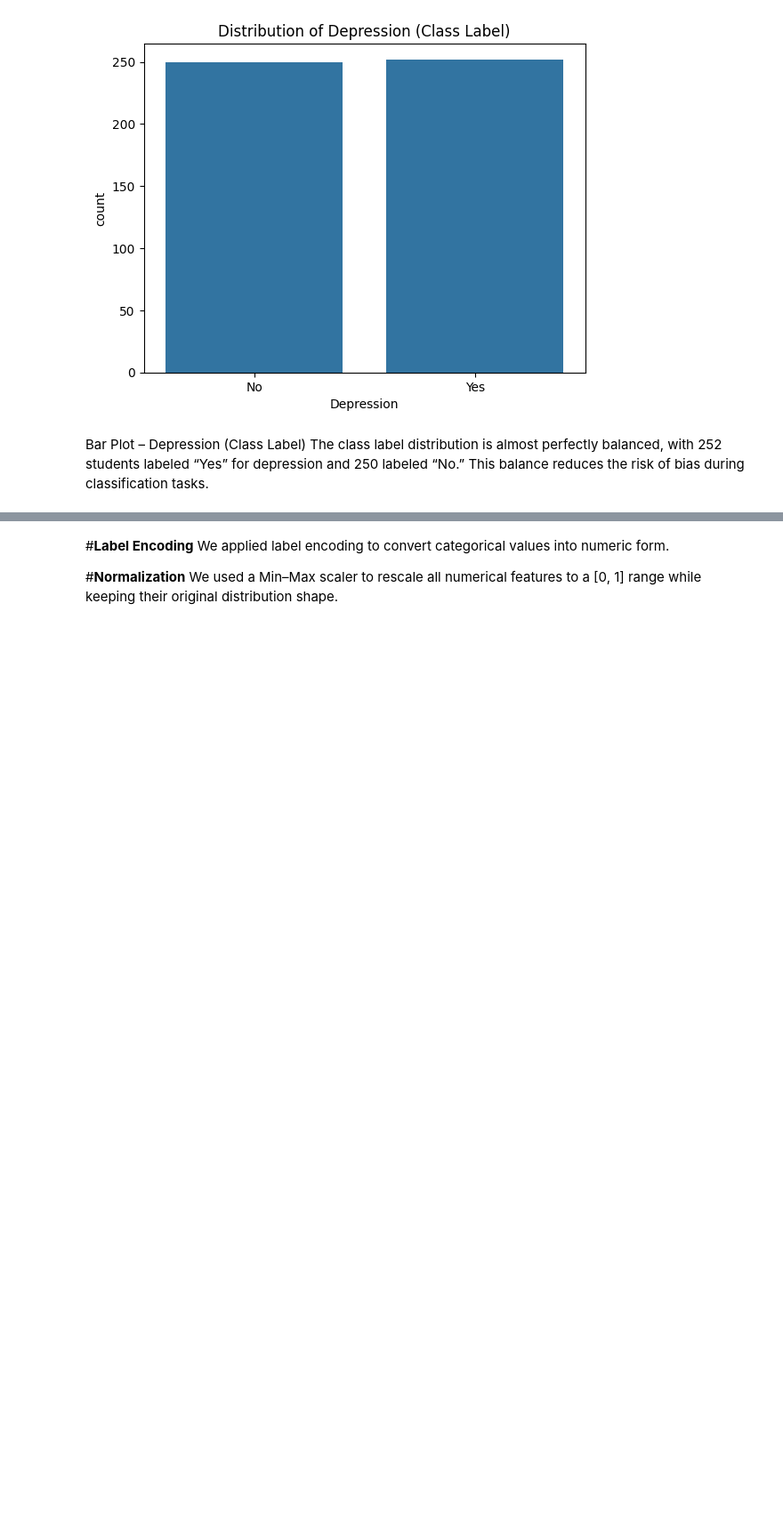
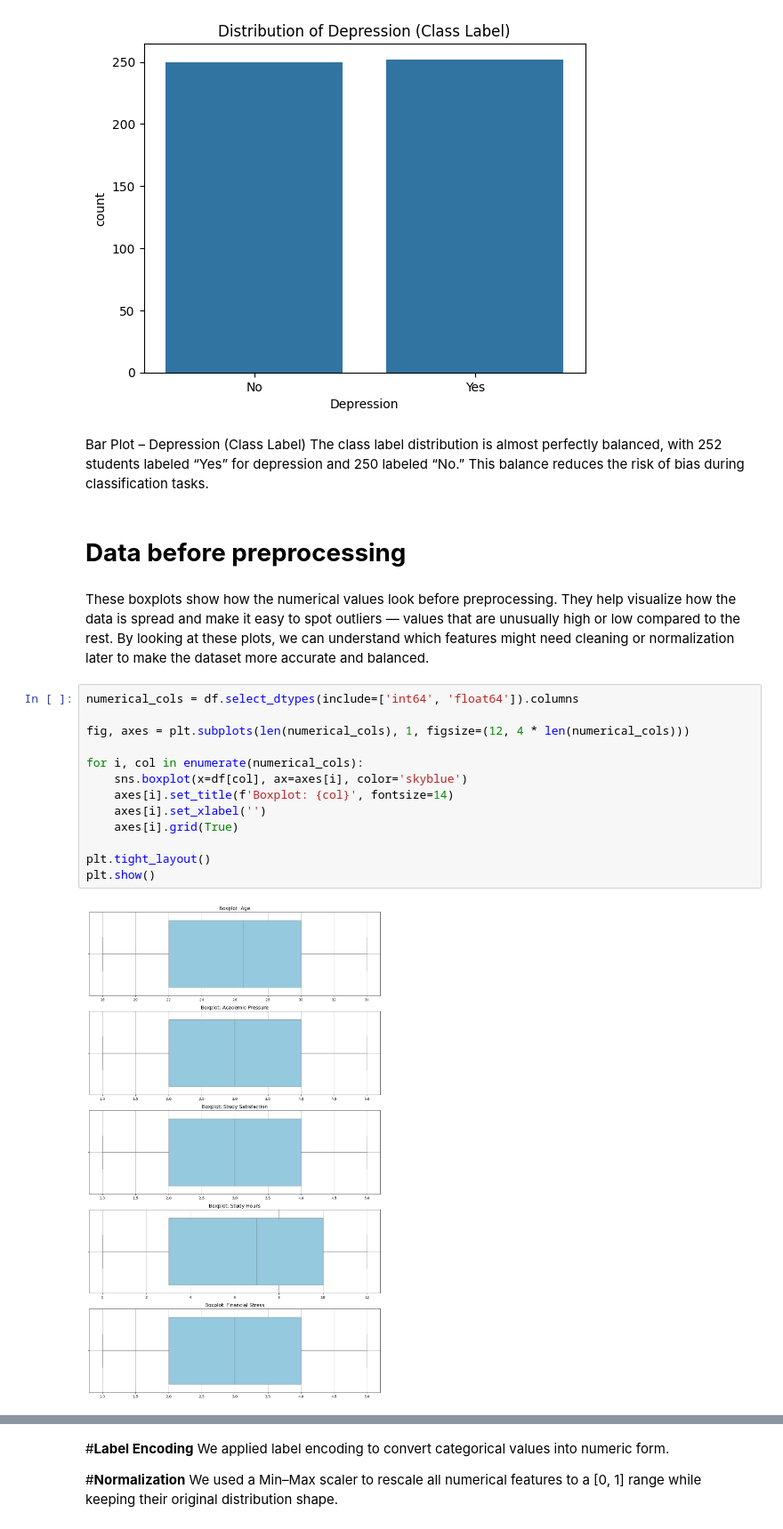
Before and after one commit to Shatha-1/IT326-Project, a Jupyter notebook: Phase2.ipynb, the cells around one changed output, grey strips where cells are left out. Shown at 89% size. Cells and saved outputs as stored; diff of their text form; blank space fills up the shorter version.

```diff
--- a/Phase2.ipynb
+++ b/Phase2.ipynb
@@ -173,3 +172,24 @@ plt.show()
 # %% [markdown]
 Bar Plot – Depression (Class Label)
 The class label distribution is almost perfectly balanced, with 252 students labeled “Yes” for depression and 250 labeled “No.” This balance reduces the risk of bias during classification tasks.
+# %% [markdown]
+# **Data before preprocessing**
+# %% [markdown]
+These boxplots show how the numerical values look before preprocessing.
+They help visualize how the data is spread and make it easy to spot outliers — values that are unusually high or low compared to the rest.
+By looking at these plots, we can understand which features might need cleaning or normalization later to make the dataset more accurate and balanced.
+# %%
+numerical_cols = df.select_dtypes(include=['int64', 'float64']).columns
+
+fig, axes = plt.subplots(len(numerical_cols), 1, figsize=(12, 4 * len(numerical_cols)))
+
+for i, col in enumerate(numerical_cols):
+    sns.boxplot(x=df[col], ax=axes[i], color='skyblue')
+    axes[i].set_title(f'Boxplot: {col}', fontsize=14)
+    axes[i].set_xlabel('')
+    axes[i].grid(True)
+
+plt.tight_layout()
+plt.show()
+# %% [output]
+[figure, added]
```
Also changed, not shown: parts of 13 cells of this notebook.
